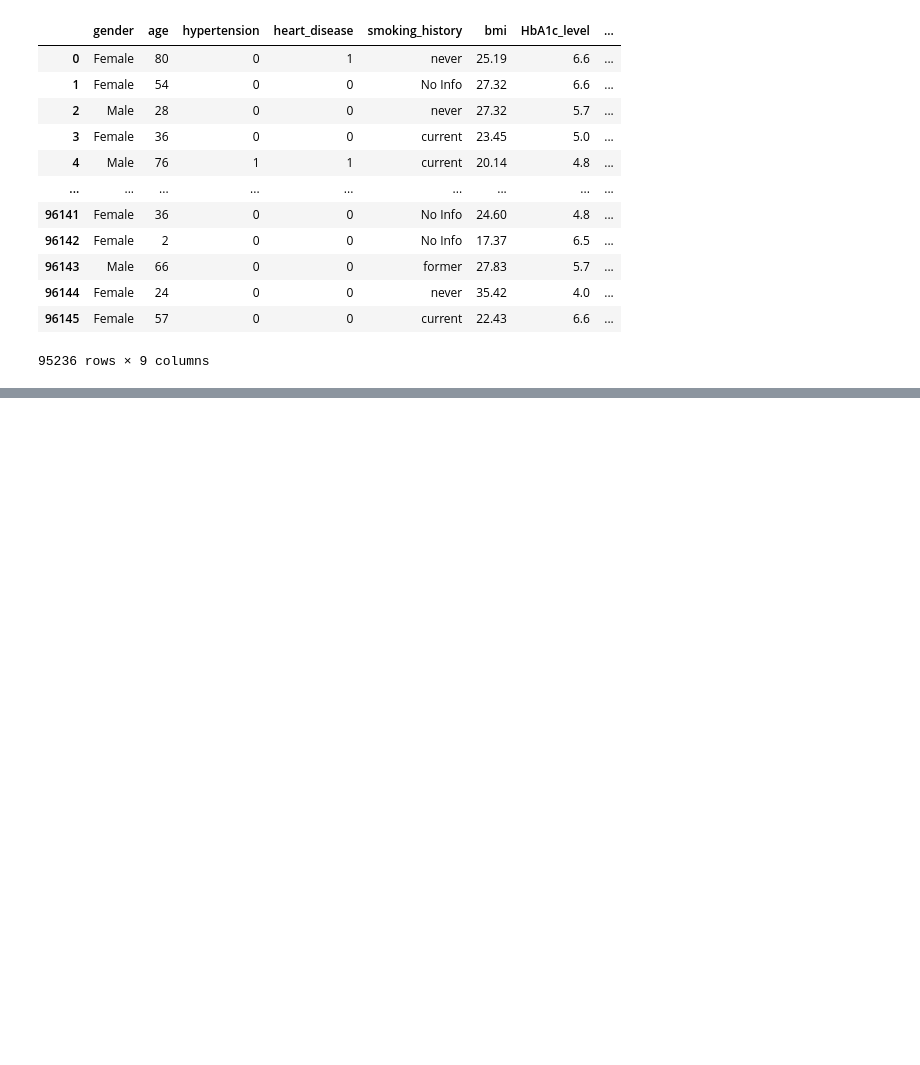
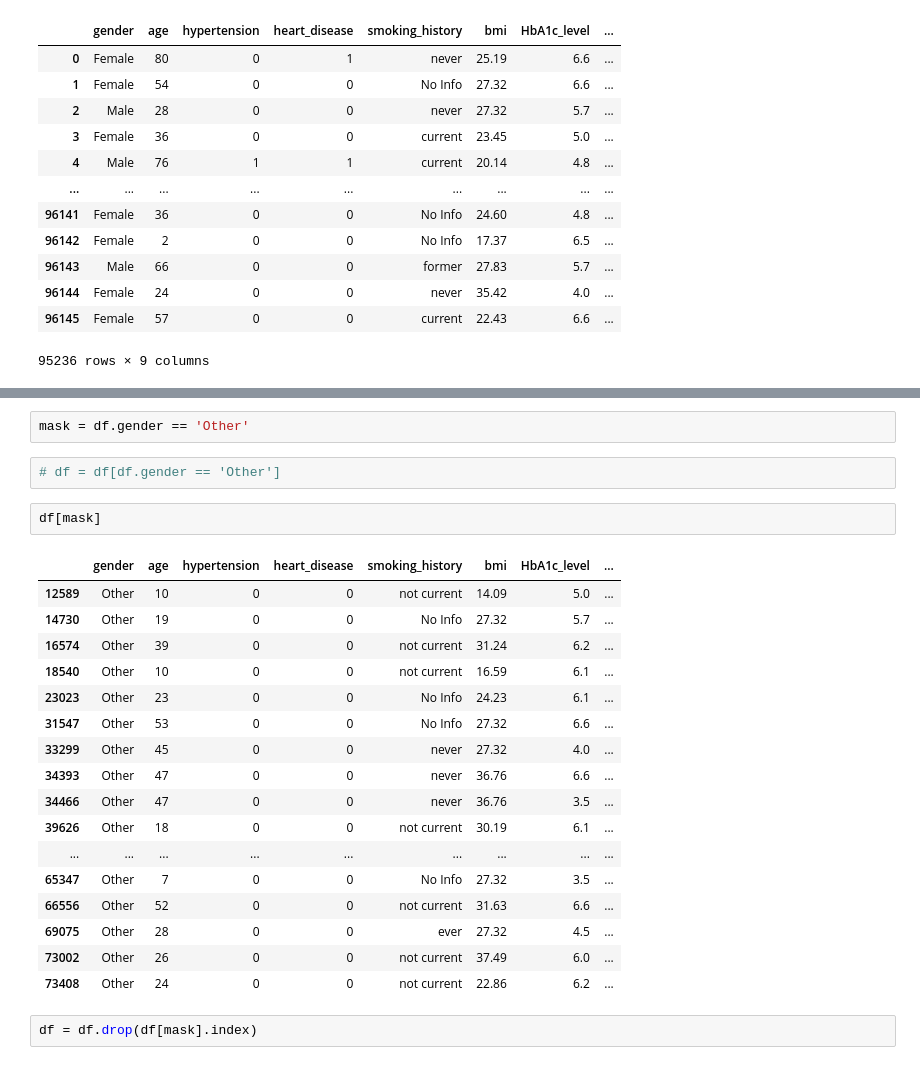
Before and after one commit to Jburch01/diabetes_classification_project, a Jupyter notebook: acquire_prep.ipynb, the cells around one changed output, grey strips where cells are left out. Drawn from its saved outputs; the diff is of its cells as text; blank space fills up the shorter version.

```diff
--- a/acquire_prep.ipynb
+++ b/acquire_prep.ipynb
@@ -159,0 +167,26 @@ df
+# %%
+mask = df.gender == 'Other'
+# %%
+# df = df[df.gender == 'Other']
+# %%
+df[mask]
+# %% [output]
+|  | gender | age | hypertension | heart_disease | smoking_history | bmi | HbA1c_level | ... |
+| 12589 | Other | 10 | 0 | 0 | not current | 14.09 | 5.0 | ... |
+| 14730 | Other | 19 | 0 | 0 | No Info | 27.32 | 5.7 | ... |
+| 16574 | Other | 39 | 0 | 0 | not current | 31.24 | 6.2 | ... |
+| 18540 | Other | 10 | 0 | 0 | not current | 16.59 | 6.1 | ... |
+| 23023 | Other | 23 | 0 | 0 | No Info | 24.23 | 6.1 | ... |
+| 31547 | Other | 53 | 0 | 0 | No Info | 27.32 | 6.6 | ... |
+| 33299 | Other | 45 | 0 | 0 | never | 27.32 | 4.0 | ... |
+| 34393 | Other | 47 | 0 | 0 | never | 36.76 | 6.6 | ... |
+| 34466 | Other | 47 | 0 | 0 | never | 36.76 | 3.5 | ... |
+| 39626 | Other | 18 | 0 | 0 | not current | 30.19 | 6.1 | ... |
+| ... | ... | ... | ... | ... | ... | ... | ... | ... |
+| 65347 | Other | 7 | 0 | 0 | No Info | 27.32 | 3.5 | ... |
+| 66556 | Other | 52 | 0 | 0 | not current | 31.63 | 6.6 | ... |
+| 69075 | Other | 28 | 0 | 0 | ever | 27.32 | 4.5 | ... |
+| 73002 | Other | 26 | 0 | 0 | not current | 37.49 | 6.0 | ... |
+| 73408 | Other | 24 | 0 | 0 | not current | 22.86 | 6.2 | ... |
+# %%
+df = df.drop(df[mask].index)
```
Also changed, not shown: parts of 3 cells of this notebook.
